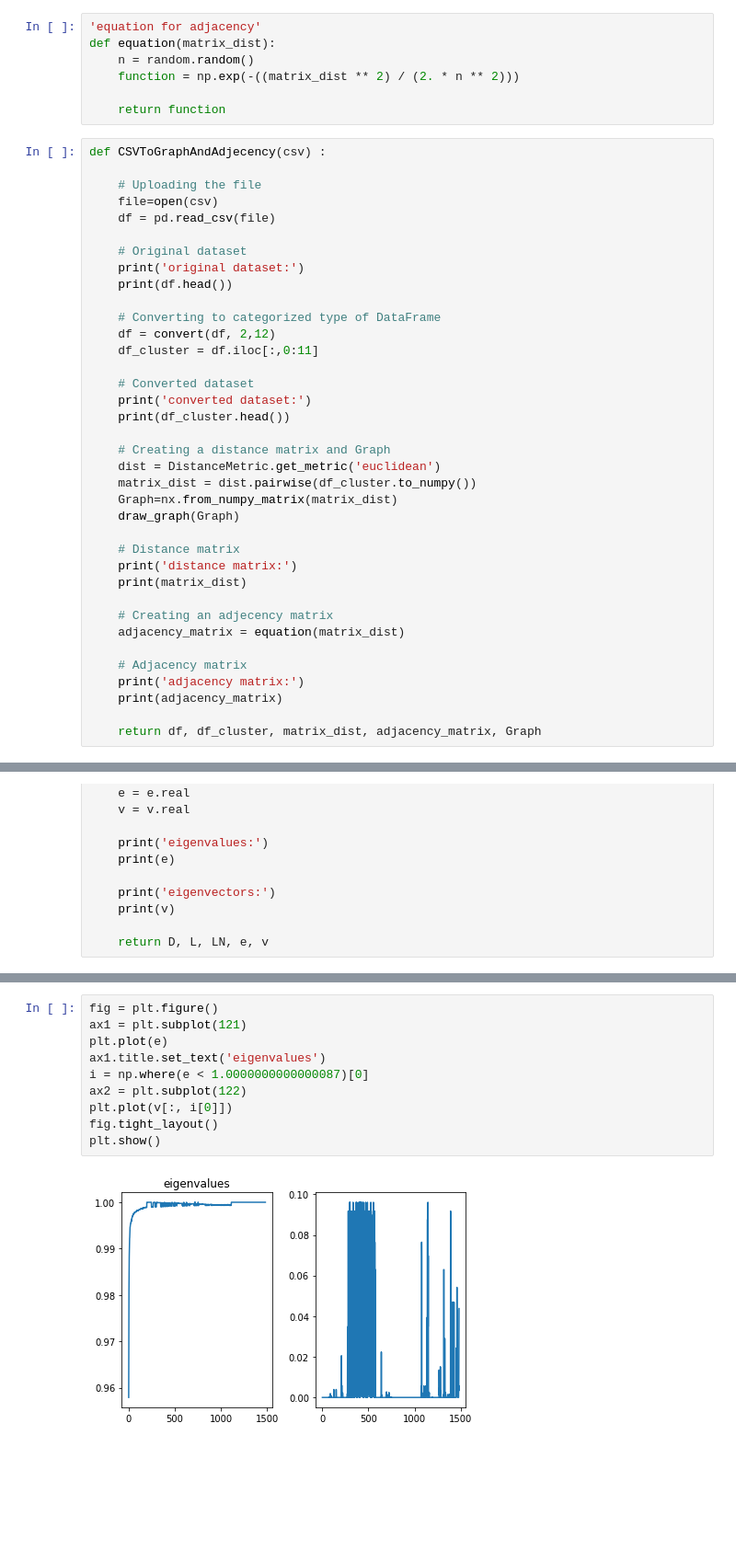
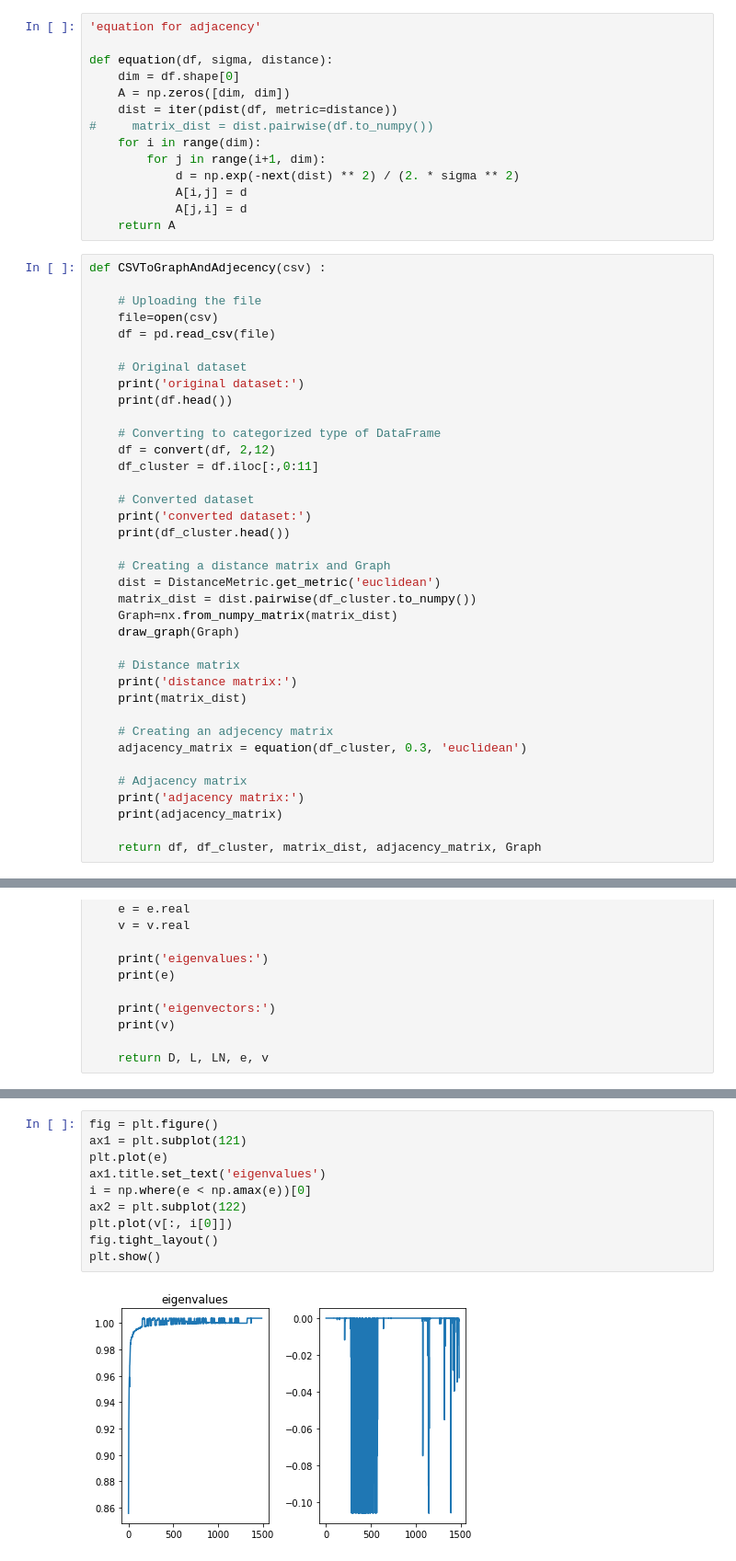
Before and after one commit to evelina03/spectral_clustering, a Jupyter notebook: Dataset_2/Shi And Malik Algorithm.ipynb, the cells around one changed output, grey strips where cells are left out. Shown at 92% size. Saved outputs shown, nothing was run; the diff lists cells and outputs as text; blank space fills up the shorter version.

Commit message:
Choice of clusters updated

```diff
--- a/Dataset_2/Shi And Malik Algorithm.ipynb
+++ b/Dataset_2/Shi And Malik Algorithm.ipynb
@@ -15,10 +17,17 @@ from sklearn.cluster import KMeans
 # %%
 'equation for adjacency'
-def equation(matrix_dist):
-    n = random.random()
-    function = np.exp(-((matrix_dist ** 2) / (2. * n ** 2)))
 
-    return function
+def equation(df, sigma, distance):
+    dim = df.shape[0]
+    A = np.zeros([dim, dim])
+    dist = iter(pdist(df, metric=distance))
+#     matrix_dist = dist.pairwise(df.to_numpy())
+    for i in range(dim):
+        for j in range(i+1, dim):
+            d = np.exp(-next(dist) ** 2) / (2. * sigma ** 2)
+            A[i,j] = d
+            A[j,i] = d
+    return A
 # %%
 def CSVToGraphAndAdjecency(csv) :
 
@@ -49,7 +58,7 @@ def CSVToGraphAndAdjecency(csv) :
     print(matrix_dist)
 
     # Creating an adjecency matrix
-    adjacency_matrix = equation(matrix_dist)
+    adjacency_matrix = equation(df_cluster, 0.3, 'euclidean')
 
     # Adjacency matrix
     print('adjacency matrix:')
@@ -152,12 +161,12 @@ laplacian matrix:
 # %%
 fig = plt.figure()
 ax1 = plt.subplot(121)
 plt.plot(e)
 ax1.title.set_text('eigenvalues')
-i = np.where(e < 1.0000000000000087)[0]
+i = np.where(e < np.amax(e))[0]
 ax2 = plt.subplot(122)
 plt.plot(v[:, i[0]])
 fig.tight_layout()
 plt.show()
 # %% [output]
-[figure, old version]
+[figure, new version]
```
Also changed, not shown: parts of 8 cells of this notebook.
